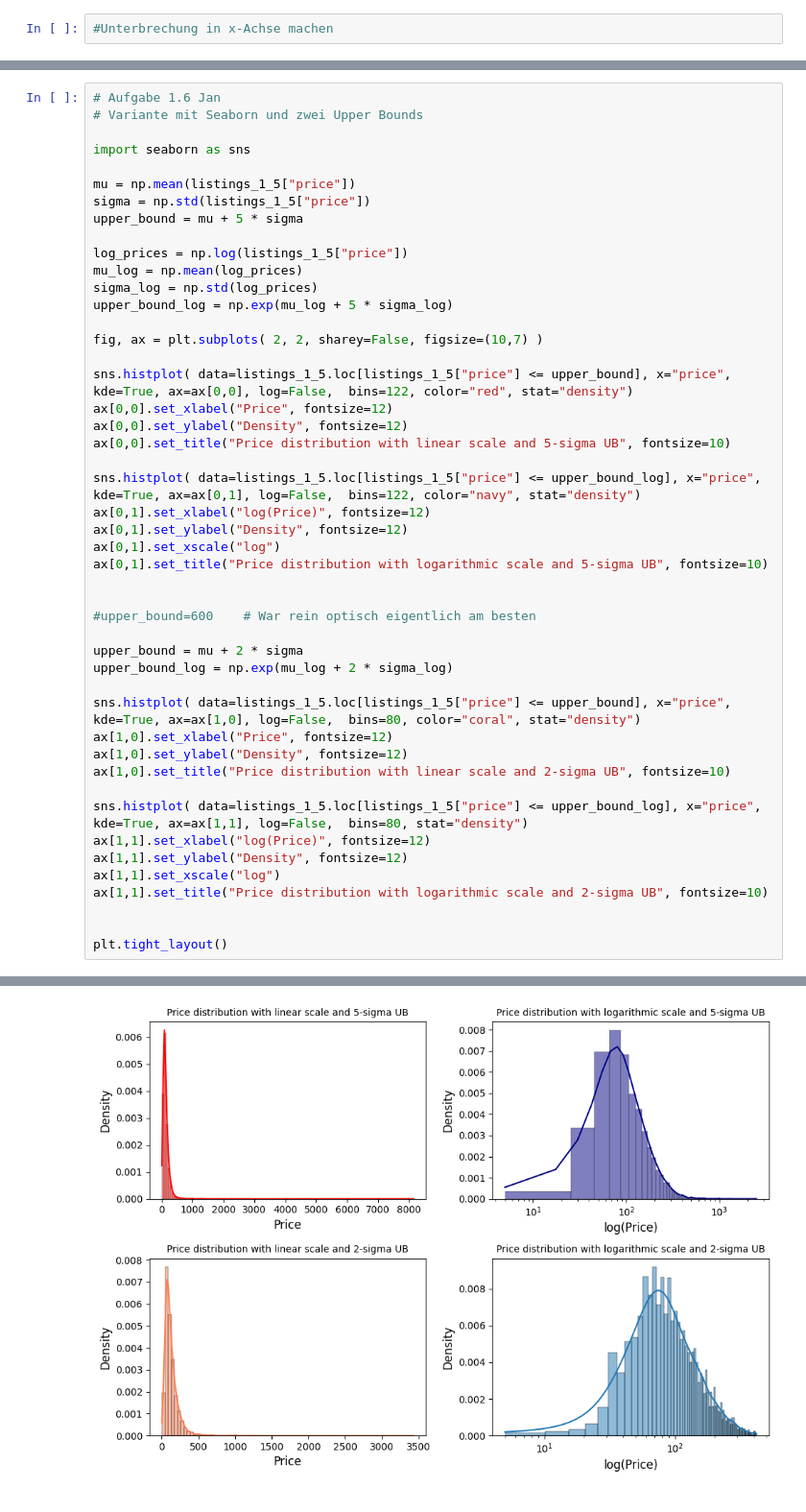
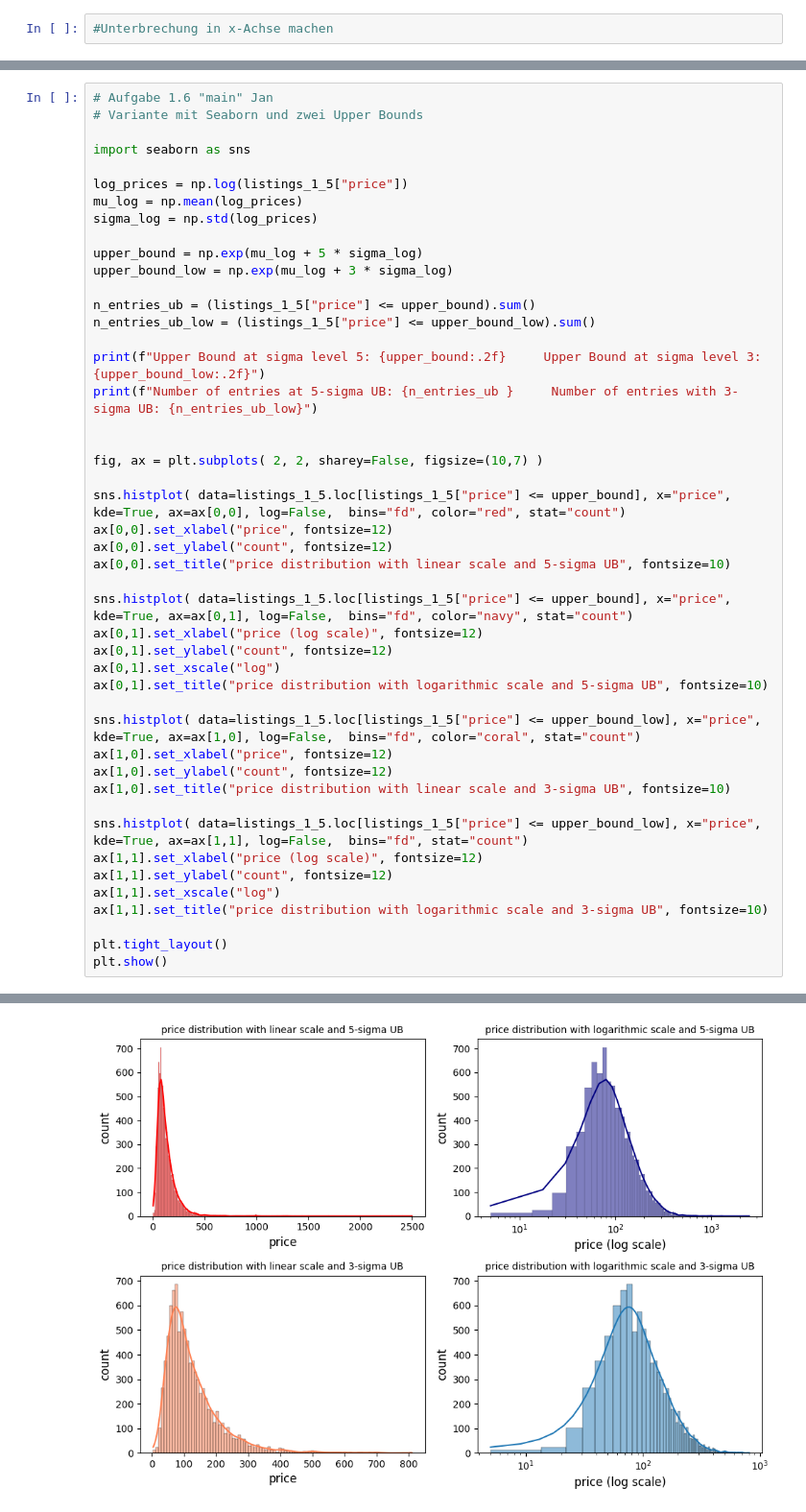
Before and after one commit to Niclas5/Examination-WS25-26, a Jupyter notebook: Aufgabe1.ipynb, the cells around one changed output, grey strips where cells are left out. Shown at 96% size. Cells and saved outputs as stored; diff of their text form.

Commit message:
Aufgabe 1.6 revised, 1.7, 1.8, & 1.9_1 (Anfang)

```diff
--- a/Aufgabe1.ipynb
+++ b/Aufgabe1.ipynb
@@ -201,48 +204,47 @@ plt.tight_layout()
 # %%
-# Aufgabe 1.6 Jan
+# Aufgabe 1.6 "main" Jan
 # Variante mit Seaborn und zwei Upper Bounds
 
 import seaborn as sns
 
-mu = np.mean(listings_1_5["price"])
-sigma = np.std(listings_1_5["price"])
-upper_bound = mu + 5 * sigma
-
 log_prices = np.log(listings_1_5["price"])
 mu_log = np.mean(log_prices)
 sigma_log = np.std(log_prices)
-upper_bound_log = np.exp(mu_log + 5 * sigma_log)
+
+upper_bound = np.exp(mu_log + 5 * sigma_log)
+upper_bound_low = np.exp(mu_log + 3 * sigma_log)
+
+n_entries_ub = (listings_1_5["price"] <= upper_bound).sum()
+n_entries_ub_low = (listings_1_5["price"] <= upper_bound_low).sum()
+
+print(f"Upper Bound at sigma level 5: {upper_bound:.2f}     Upper Bound at sigma level 3: {upper_bound_low:.2f}")
+print(f"Number of entries at 5-sigma UB: {n_entries_ub }     Number of entries with 3-sigma UB: {n_entries_ub_low}")
+
 
 fig, ax = plt.subplots( 2, 2, sharey=False, figsize=(10,7) )
 
-sns.histplot( data=listings_1_5.loc[listings_1_5["price"] <= upper_bound], x="price", kde=True, ax=ax[0,0], log=False,  bins=122, color="red", stat="density")
-ax[0,0].set_xlabel("Price", fontsize=12)
-ax[0,0].set_ylabel("Density", fontsize=12)
-ax[0,0].set_title("Price distribution with linear scale and 5-sigma UB", fontsize=10)
+sns.histplot( data=listings_1_5.loc[listings_1_5["price"] <= upper_bound], x="price", kde=True, ax=ax[0,0], log=False,  bins="fd", color="red", stat="count")
+ax[0,0].set_xlabel("price", fontsize=12)
+ax[0,0].set_ylabel("count", fontsize=12)
+ax[0,0].set_title("price distribution with linear scale and 5-sigma UB", fontsize=10)
 
-sns.histplot( data=listings_1_5.loc[listings_1_5["price"] <= upper_bound_log], x="price", kde=True, ax=ax[0,1], log=False,  bins=122, color="navy", stat="density")
-ax[0,1].set_xlabel("log(Price)", fontsize=12)
-ax[0,1].set_ylabel("Density", fontsize=12)
+sns.histplot( data=listings_1_5.loc[listings_1_5["price"] <= upper_bound], x="price", kde=True, ax=ax[0,1], log=False,  bins="fd", color="navy", stat="count")
+ax[0,1].set_xlabel("price (log scale)", fontsize=12)
+ax[0,1].set_ylabel("count", fontsize=12)
 ax[0,1].set_xscale("log")
-ax[0,1].set_title("Price distribution with logarithmic scale and 5-sigma UB", fontsize=10)
+ax[0,1].set_title("price distribution with logarithmic scale and 5-sigma UB", fontsize=10)
 
+sns.histplot( data=listings_1_5.loc[listings_1_5["price"] <= upper_bound_low], x="price", kde=True, ax=ax[1,0], log=False,  bins="fd", color="coral", stat="count")
+ax[1,0].set_xlabel("price", fontsize=12)
+ax[1,0].set_ylabel("count", fontsize=12)
+ax[1,0].set_title("price distribution with linear scale and 3-sigma UB", fontsize=10)
 
-#upper_bound=600    # War rein optisch eigentlich am besten
-
-upper_bound = mu + 2 * sigma
-upper_bound_log = np.exp(mu_log + 2 * sigma_log)
-
-sns.histplot( data=listings_1_5.loc[listings_1_5["price"] <= upper_bound], x="price", kde=True, ax=ax[1,0], log=False,  bins=80, color="coral", stat="density")
-ax[1,0].set_xlabel("Price", fontsize=12)
-ax[1,0].set_ylabel("Density", fontsize=12)
-ax[1,0].set_title("Price distribution with linear scale and 2-sigma UB", fontsize=10)
-
-sns.histplot( data=listings_1_5.loc[listings_1_5["price"] <= upper_bound_log], x="price", kde=True, ax=ax[1,1], log=False,  bins=80, stat="density")
-ax[1,1].set_xlabel("log(Price)", fontsize=12)
-ax[1,1].set_ylabel("Density", fontsize=12)
+sns.histplot( data=listings_1_5.loc[listings_1_5["price"] <= upper_bound_low], x="price", kde=True, ax=ax[1,1], log=False,  bins="fd", stat="count")
+ax[1,1].set_xlabel("price (log scale)", fontsize=12)
+ax[1,1].set_ylabel("count", fontsize=12)
 ax[1,1].set_xscale("log")
-ax[1,1].set_title("Price distribution with logarithmic scale and 2-sigma UB", fontsize=10)
-
+ax[1,1].set_title("price distribution with logarithmic scale and 3-sigma UB", fontsize=10)
 
 plt.tight_layout()
+plt.show()
 # %% [output]
@@ -249 +253 @@ plt.tight_layout()
-[figure, old version]
+[figure, new version]
```
Also changed, not shown: parts of 12 cells of this notebook.
